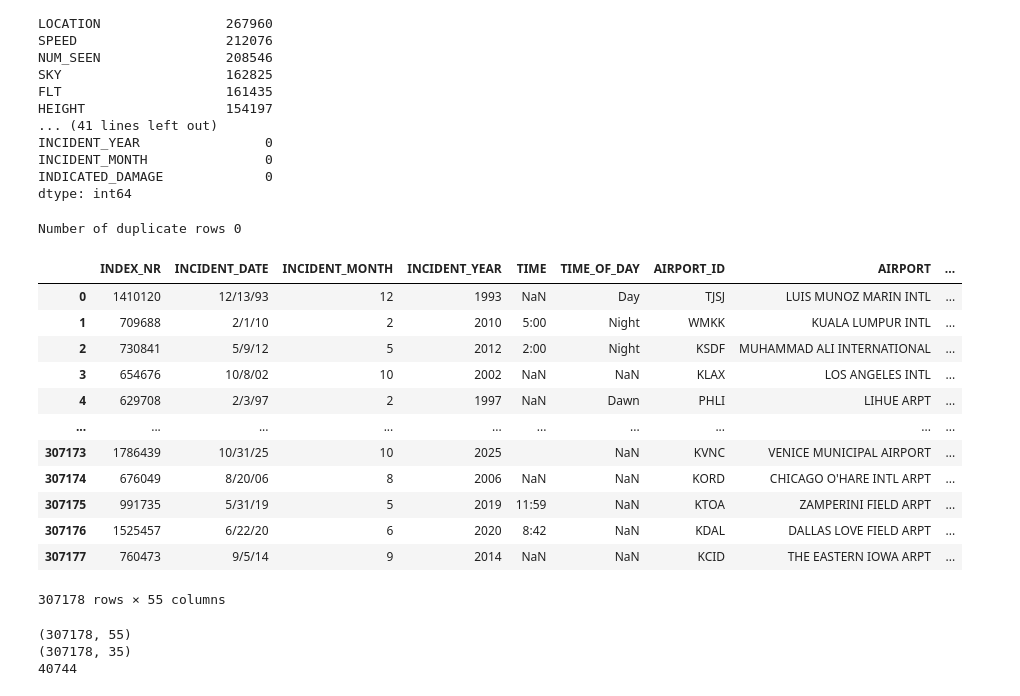
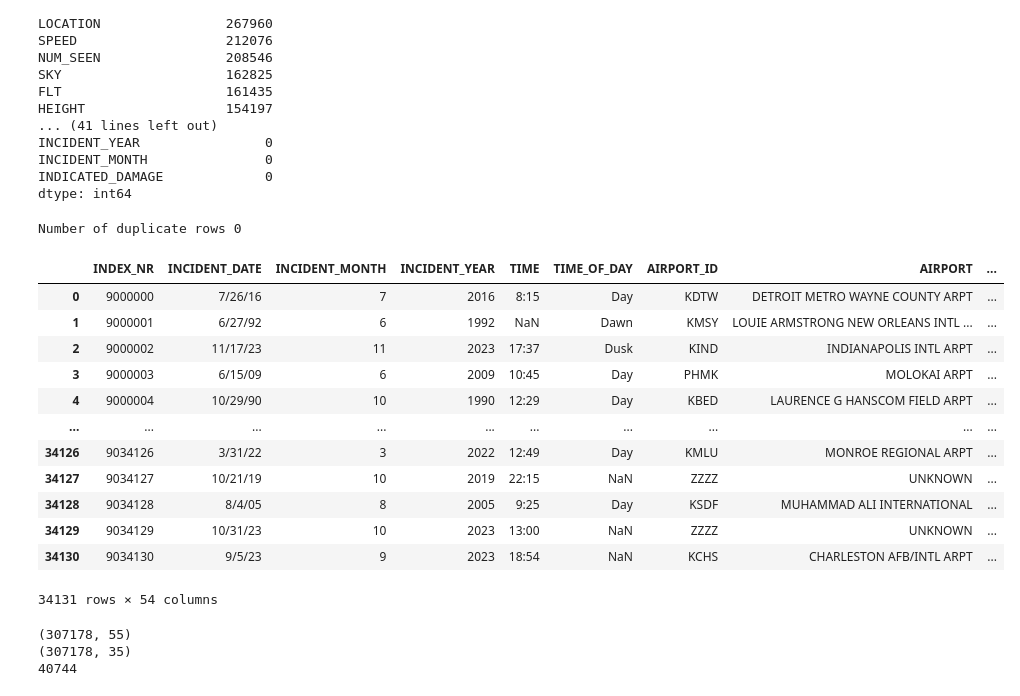
Before and after one commit to Brianna-Flo/CS-363M-Final-Project, a Jupyter notebook: final_project.ipynb, the cells around one changed output. Drawn from its saved outputs; the diff is of its cells as text; code cells hidden in the pictures.

```diff
--- a/final_project.ipynb
+++ b/final_project.ipynb
@@ -6,6 +6,7 @@ import pandas as pd
 import matplotlib.pyplot as plt
 # %%
 train_data = pd.read_csv('train.csv', header='infer')
+test_data = pd.read_csv('test.csv', header='infer')
 print("Number of rows and columns in training data: ", train_data.shape)
 train_data.head()
 train_data.info()
@@ -64,23 +65,24 @@ dtype: int64
 # %%
 # remove any duplicates
 print("Number of duplicate rows", train_data.duplicated().sum())
 train_data.drop_duplicates()
 # Shape of dataset remained the same, no duplicates found in training dataset
+test_data.drop_duplicates()
 # %% [output]
 Number of duplicate rows 0
 |  | INDEX_NR | INCIDENT_DATE | INCIDENT_MONTH | INCIDENT_YEAR | TIME | TIME_OF_DAY | AIRPORT_ID | AIRPORT | ... |
-| 0 | 1410120 | 12/13/93 | 12 | 1993 | NaN | Day | TJSJ | LUIS MUNOZ MARIN INTL | ... |
-| 1 | 709688 | 2/1/10 | 2 | 2010 | 5:00 | Night | WMKK | KUALA LUMPUR INTL | ... |
-| 2 | 730841 | 5/9/12 | 5 | 2012 | 2:00 | Night | KSDF | MUHAMMAD ALI INTERNATIONAL | ... |
-| 3 | 654676 | 10/8/02 | 10 | 2002 | NaN | NaN | KLAX | LOS ANGELES INTL | ... |
-| 4 | 629708 | 2/3/97 | 2 | 1997 | NaN | Dawn | PHLI | LIHUE ARPT | ... |
+| 0 | 9000000 | 7/26/16 | 7 | 2016 | 8:15 | Day | KDTW | DETROIT METRO WAYNE COUNTY ARPT | ... |
+| 1 | 9000001 | 6/27/92 | 6 | 1992 | NaN | Dawn | KMSY | LOUIE ARMSTRONG NEW ORLEANS INTL ... | ... |
+| 2 | 9000002 | 11/17/23 | 11 | 2023 | 17:37 | Dusk | KIND | INDIANAPOLIS INTL ARPT | ... |
+| 3 | 9000003 | 6/15/09 | 6 | 2009 | 10:45 | Day | PHMK | MOLOKAI ARPT | ... |
+| 4 | 9000004 | 10/29/90 | 10 | 1990 | 12:29 | Day | KBED | LAURENCE G HANSCOM FIELD ARPT | ... |
 | ... | ... | ... | ... | ... | ... | ... | ... | ... | ... |
-| 307173 | 1786439 | 10/31/25 | 10 | 2025 |  | NaN | KVNC | VENICE MUNICIPAL AIRPORT | ... |
-| 307174 | 676049 | 8/20/06 | 8 | 2006 | NaN | NaN | KORD | CHICAGO O'HARE INTL ARPT | ... |
-| 307175 | 991735 | 5/31/19 | 5 | 2019 | 11:59 | NaN | KTOA | ZAMPERINI FIELD ARPT | ... |
-| 307176 | 1525457 | 6/22/20 | 6 | 2020 | 8:42 | NaN | KDAL | DALLAS LOVE FIELD ARPT | ... |
-| 307177 | 760473 | 9/5/14 | 9 | 2014 | NaN | NaN | KCID | THE EASTERN IOWA ARPT | ... |
+| 34126 | 9034126 | 3/31/22 | 3 | 2022 | 12:49 | Day | KMLU | MONROE REGIONAL ARPT | ... |
+| 34127 | 9034127 | 10/21/19 | 10 | 2019 | 22:15 | NaN | ZZZZ | UNKNOWN | ... |
+| 34128 | 9034128 | 8/4/05 | 8 | 2005 | 9:25 | Day | KSDF | MUHAMMAD ALI INTERNATIONAL | ... |
+| 34129 | 9034129 | 10/31/23 | 10 | 2023 | 13:00 | NaN | ZZZZ | UNKNOWN | ... |
+| 34130 | 9034130 | 9/5/23 | 9 | 2023 | 18:54 | NaN | KCHS | CHARLESTON AFB/INTL ARPT | ... |
-307178 rows × 55 columns
+34131 rows × 54 columns
 # %%
 # Drop columns that do not relate to prediction: remarks and comments
 # Drop columns with less than 70% of row values filled
```
Also changed, not shown: parts of 24 cells of this notebook.
